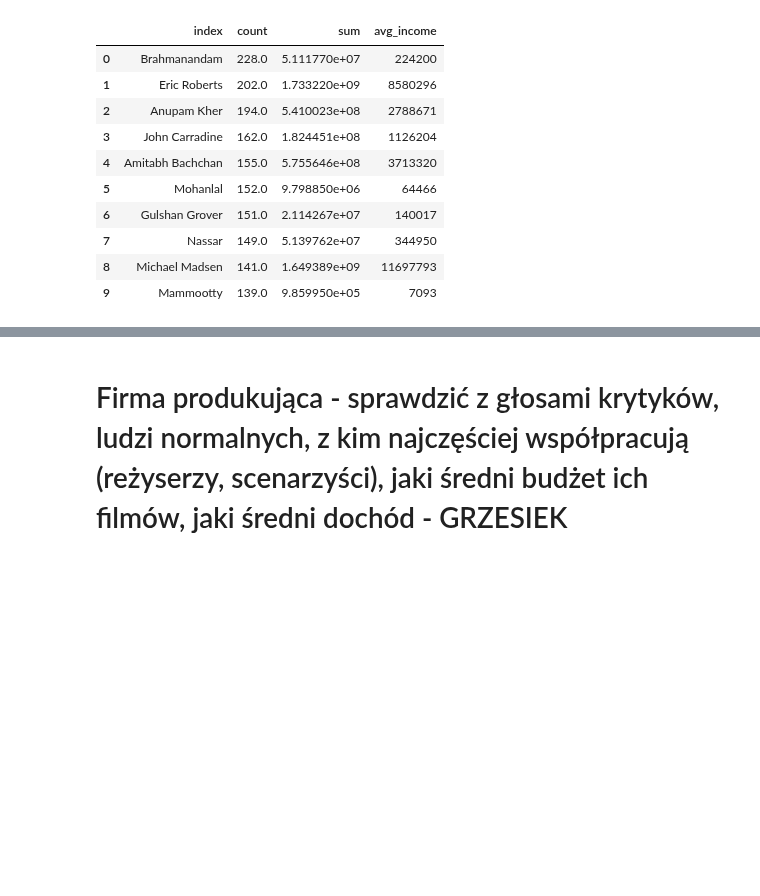
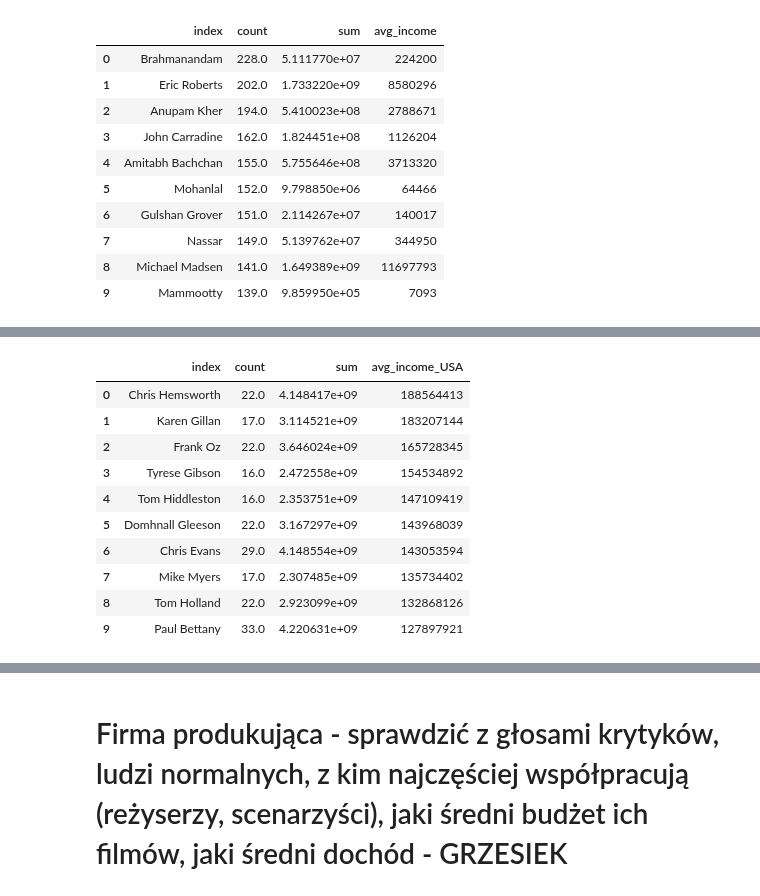
Before and after one commit to KatBotkowska/CodersCrew, a Jupyter notebook: Netflix_data.ipynb, the cells around one changed output, grey strips where cells are left out. Saved outputs shown, nothing was run; the diff lists cells and outputs as text; code cells hidden in the pictures; blank space fills up the shorter version.

Commit message:
actors income USA

```diff
--- a/Netflix_data.ipynb
+++ b/Netflix_data.ipynb
@@ -1412,0 +1430,11 @@ actors_all.sort_values(by='count', ascending=False).reset_index().head(10)
+# %%
+# tu usuwam spacje przed imionami we wszytskich kolumnach
+
+def remove_white_space_before(x):
+  if isinstance(x, str):
+    if x[0] == ' ':
+      x = x[1:]
+  return x
+
+for i in range(0,16):
+  imdb_movies_actors_income_USA_USD[i] = imdb_movies_actors_income_worldwide_USD[i].apply(remove_white_space_before)
@@ -1412,0 +1451,8 @@ actors_all.sort_values(by='count', ascending=False).reset_index().head(10)
+# %%
+actors = {}
+for i in range(0, 16):
+  actors["act_column{0}".format(i)] = imdb_movies_actors_income_USA_USD[[i, 'usa_gross_income']].groupby(i).agg(['count', 'sum'])
+  actors["act_column{0}".format(i)].columns = actors["act_column{0}".format(i)].columns.droplevel(0)
+  actors["act_column{0}".format(i)].index.name = None
+
+actors['act_column0']
@@ -1412,0 +1473,6 @@ actors_all.sort_values(by='count', ascending=False).reset_index().head(10)
+# %%
+actors_all = actors['act_column0']
+for i in range(1,16):
+  actors_all = actors_all.add(actors["act_column{0}".format(i)], fill_value=0)
+
+actors_all
@@ -1412,0 +1493,4 @@ actors_all.sort_values(by='count', ascending=False).reset_index().head(10)
+# %%
+actors_all['avg_income_USA'] = actors_all['sum']/actors_all['count']
+actors_all['avg_income_USA']=actors_all['avg_income_USA'].astype(int)
+actors_all.head()
@@ -1412,0 +1504,16 @@ actors_all.sort_values(by='count', ascending=False).reset_index().head(10)
+# %%
+# Aktorzy, którzy zagrali w więcej niż 15 filmach posortowani wg średniego budżetu filmu
+
+actors_all[actors_all['count'] > 15].sort_values(by='avg_income_USA', ascending=False).reset_index().head(10)
+# %% [output]
+|  | index | count | sum | avg_income_USA |
+| 0 | Chris Hemsworth | 22.0 | 4.148417e+09 | 188564413 |
+| 1 | Karen Gillan | 17.0 | 3.114521e+09 | 183207144 |
+| 2 | Frank Oz | 22.0 | 3.646024e+09 | 165728345 |
+| 3 | Tyrese Gibson | 16.0 | 2.472558e+09 | 154534892 |
+| 4 | Tom Hiddleston | 16.0 | 2.353751e+09 | 147109419 |
+| 5 | Domhnall Gleeson | 22.0 | 3.167297e+09 | 143968039 |
+| 6 | Chris Evans | 29.0 | 4.148554e+09 | 143053594 |
+| 7 | Mike Myers | 17.0 | 2.307485e+09 | 135734402 |
+| 8 | Tom Holland | 22.0 | 2.923099e+09 | 132868126 |
+| 9 | Paul Bettany | 33.0 | 4.220631e+09 | 127897921 |
```
Also changed, not shown: parts of 12 cells of this notebook.
